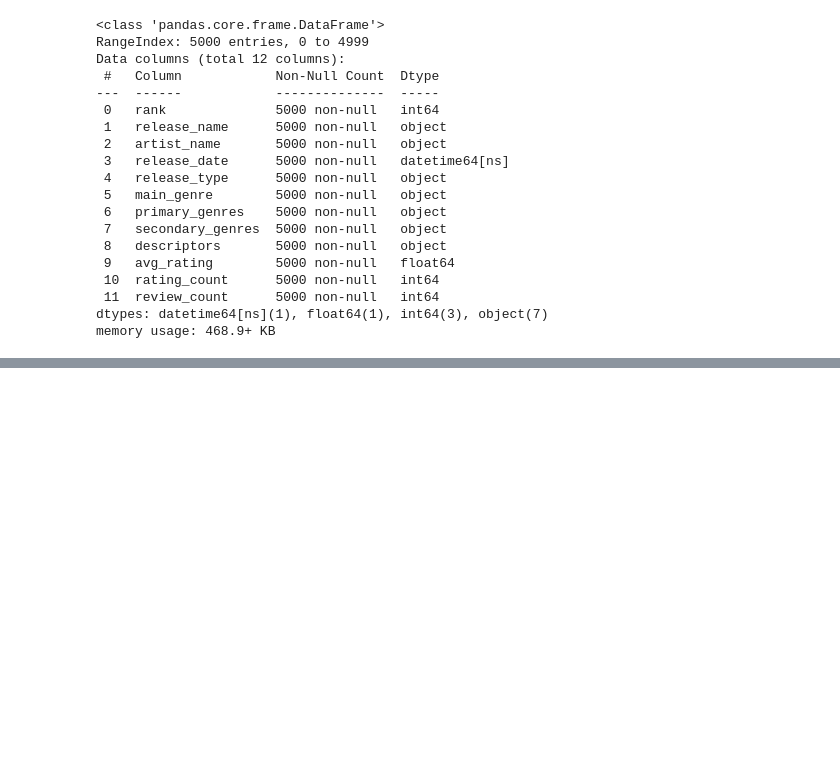
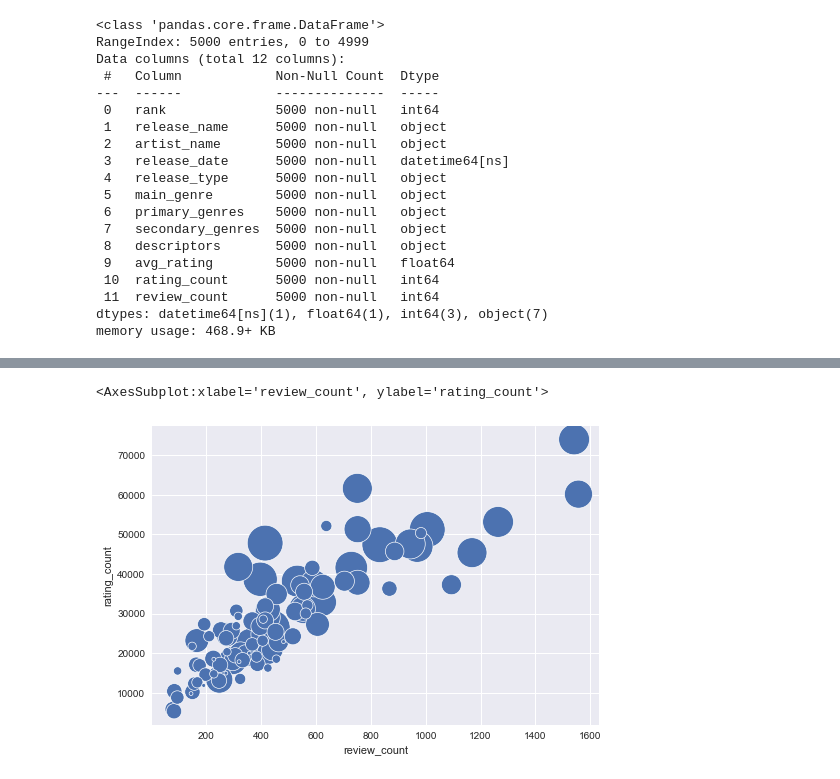
Before and after one commit to coshea1986/UCDPA_CathalOShea, a Jupyter notebook: RYM Top 5000 Album Analysis.ipynb, the cells around one changed output, grey strips where cells are left out. Saved outputs shown, nothing was run; the diff lists cells and outputs as text; code cells hidden in the pictures; blank space fills up the shorter version.

```diff
--- a/RYM Top 5000 Album Analysis.ipynb
+++ b/RYM Top 5000 Album Analysis.ipynb
@@ -330,0 +345,8 @@ sns.scatterplot(data=albums_df_limit, x="review_count", y="rating_count", size="
+# %%
+# Here we look at the top 100 albums by rating_count and review_count
+# The bubble size is controlled the the avg_rating
+# We can see that in general the higher the rating count and the review_count, the higher the avg_rating
+sns.scatterplot(data=albums_df_limit100, x="review_count", y="rating_count", size="avg_rating", legend=False, sizes=(15, 1500))
+# %% [output]
+<AxesSubplot:xlabel='review_count', ylabel='rating_count'>
+[figure, added]
```
Also changed, not shown: parts of 25 cells of this notebook.
